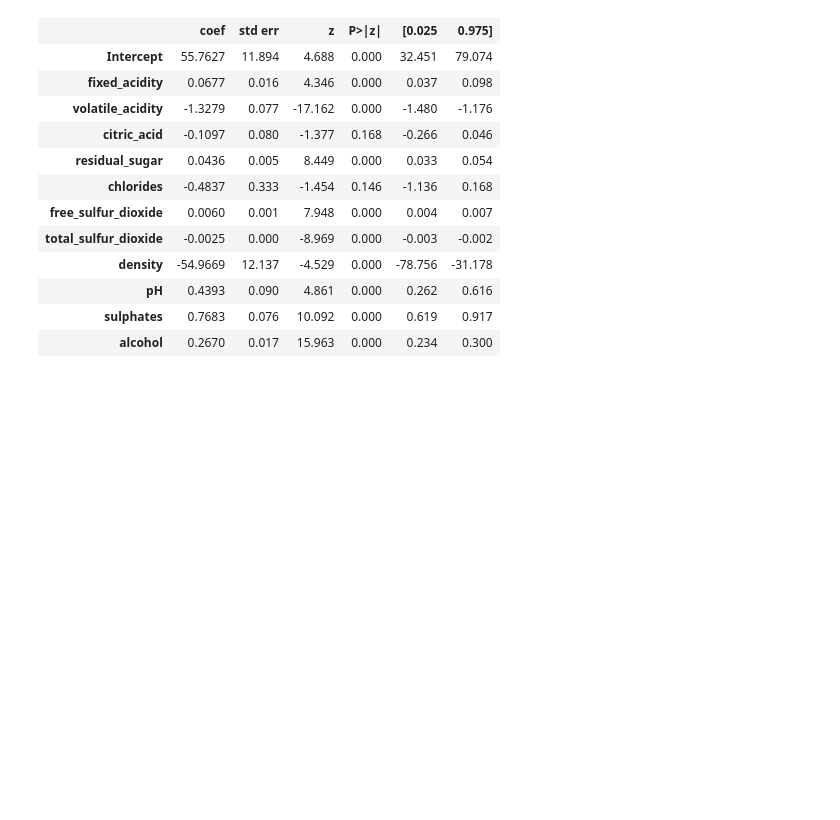
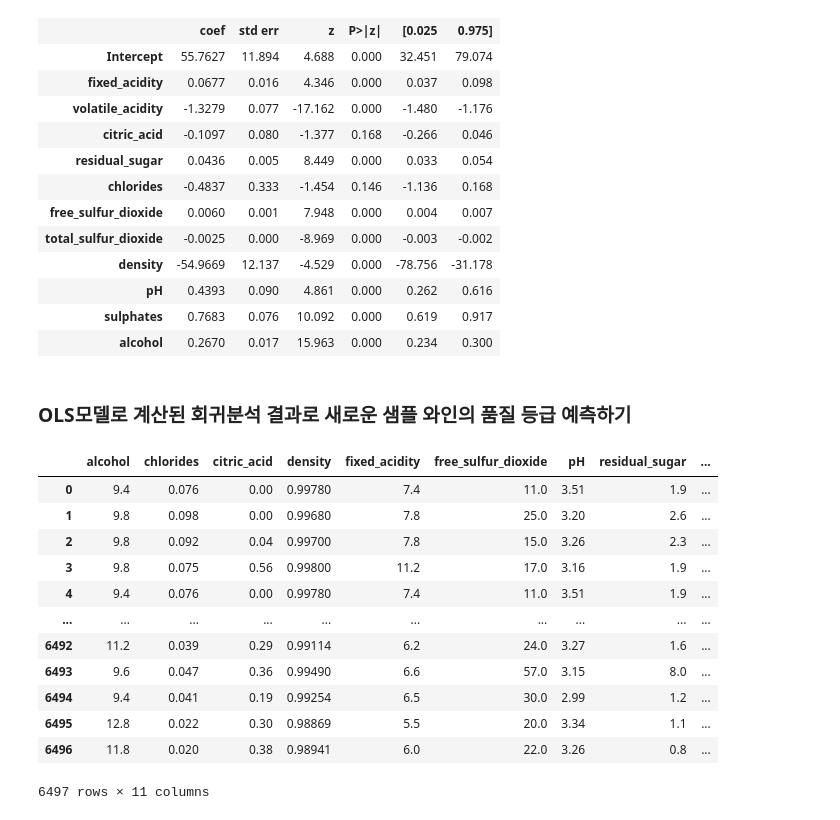
Before and after one commit to jesohyeon/studyBigdata, a Jupyter notebook: day04/wine_quality_analysis.ipynb, the cells around one changed output. Drawn from its saved outputs; the diff is of its cells as text; code cells hidden in the pictures; blank space fills up the shorter version.

```diff
--- a/day04/wine_quality_analysis.ipynb
+++ b/day04/wine_quality_analysis.ipynb
@@ -424,3 +425,23 @@ Generalized Linear Model Regression Results
 | pH | 0.4393 | 0.090 | 4.861 | 0.000 | 0.262 | 0.616 |
 | sulphates | 0.7683 | 0.076 | 10.092 | 0.000 | 0.619 | 0.917 |
 | alcohol | 0.2670 | 0.017 | 15.963 | 0.000 | 0.234 | 0.300 |
+# %% [markdown]
+### OLS모델로 계산된 회귀분석 결과로 새로운 샘플 와인의 품질 등급 예측하기
+# %%
+# 'quality', 'type'은 제거하고 컬럼 알파벳순으로 정렬
+sample1 = wine[wine.columns.difference(['quality', 'type'])]  #두 object의 차이를 샘플에 담음
+sample1 # 데이터 변한거 없고 컬럼수 줄음
+# %% [output]
+|  | alcohol | chlorides | citric_acid | density | fixed_acidity | free_sulfur_dioxide | pH | residual_sugar | ... |
+| 0 | 9.4 | 0.076 | 0.00 | 0.99780 | 7.4 | 11.0 | 3.51 | 1.9 | ... |
+| 1 | 9.8 | 0.098 | 0.00 | 0.99680 | 7.8 | 25.0 | 3.20 | 2.6 | ... |
+| 2 | 9.8 | 0.092 | 0.04 | 0.99700 | 7.8 | 15.0 | 3.26 | 2.3 | ... |
+| 3 | 9.8 | 0.075 | 0.56 | 0.99800 | 11.2 | 17.0 | 3.16 | 1.9 | ... |
+| 4 | 9.4 | 0.076 | 0.00 | 0.99780 | 7.4 | 11.0 | 3.51 | 1.9 | ... |
+| ... | ... | ... | ... | ... | ... | ... | ... | ... | ... |
+| 6492 | 11.2 | 0.039 | 0.29 | 0.99114 | 6.2 | 24.0 | 3.27 | 1.6 | ... |
+| 6493 | 9.6 | 0.047 | 0.36 | 0.99490 | 6.6 | 57.0 | 3.15 | 8.0 | ... |
+| 6494 | 9.4 | 0.041 | 0.19 | 0.99254 | 6.5 | 30.0 | 2.99 | 1.2 | ... |
+| 6495 | 12.8 | 0.022 | 0.30 | 0.98869 | 5.5 | 20.0 | 3.34 | 1.1 | ... |
+| 6496 | 11.8 | 0.020 | 0.38 | 0.98941 | 6.0 | 22.0 | 3.26 | 0.8 | ... |
+6497 rows × 11 columns
```
Also changed, not shown: parts of 19 cells of this notebook, 2 other files.
